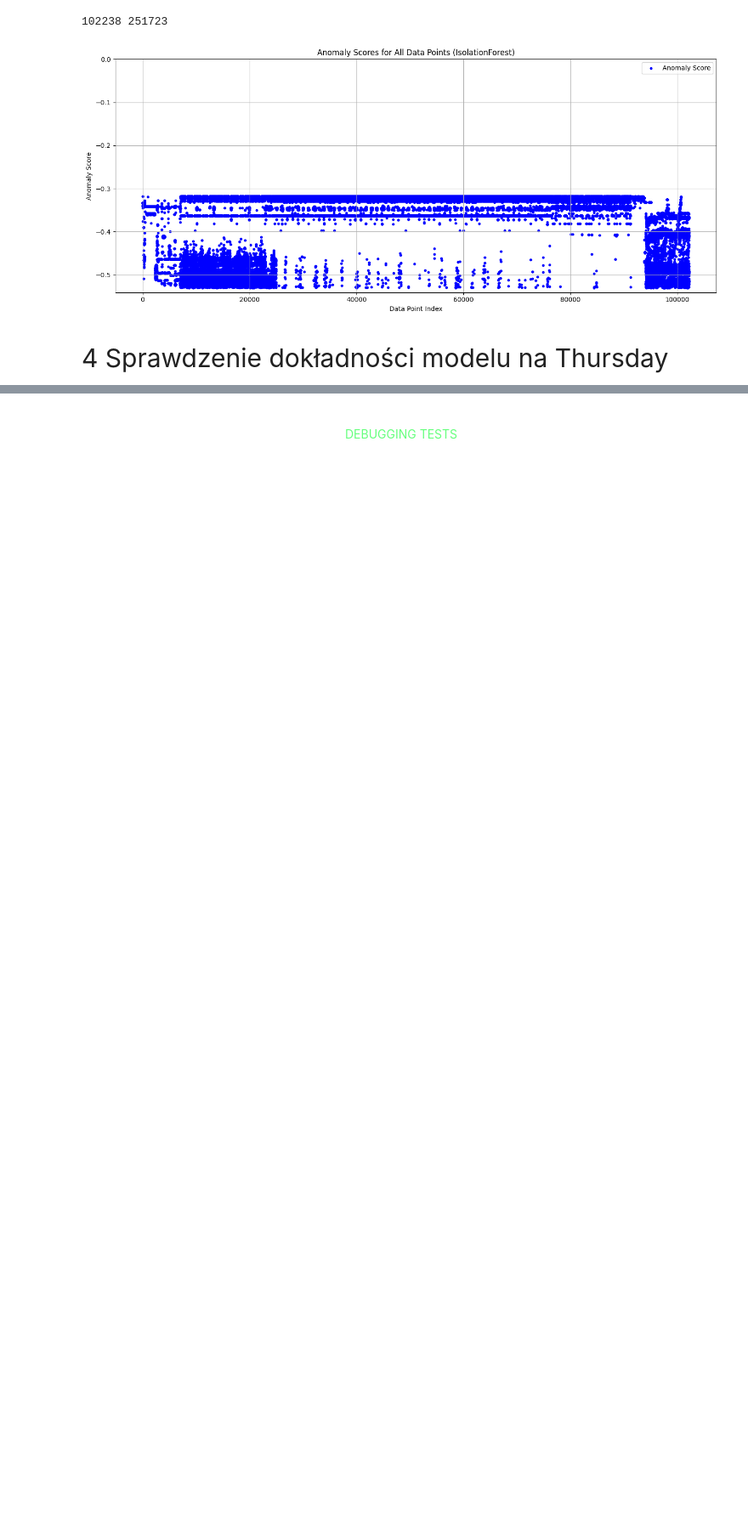
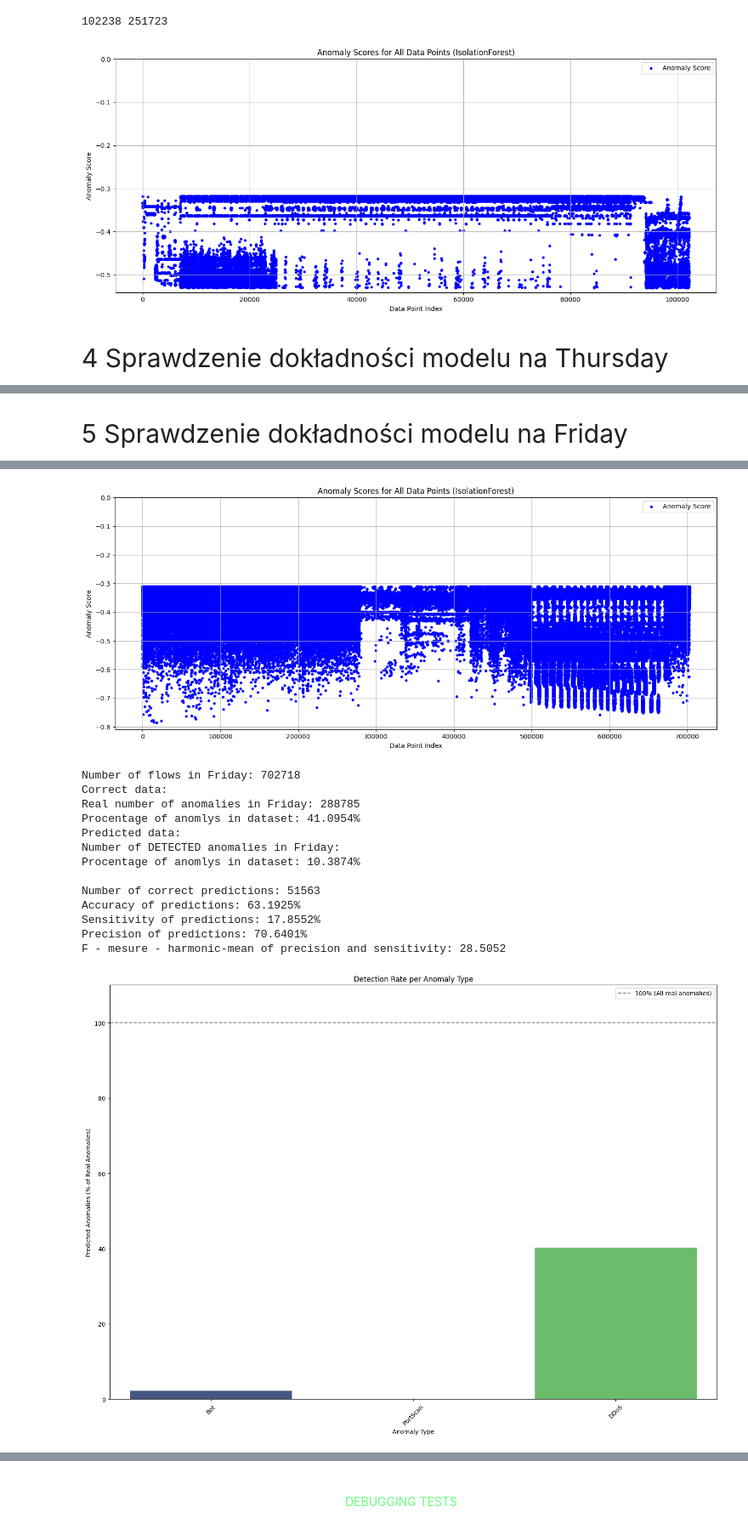
Before and after one commit to m-icha-l/Anomaly_detection_ML, a Jupyter notebook: Anomaly_detect_ML.ipynb, the cells around one changed output, grey strips where cells are left out. Shown at 85% size. Drawn from its saved outputs; the diff is of its cells as text; code cells hidden in the pictures; blank space fills up the shorter version.

```diff
--- a/Anomaly_detect_ML.ipynb
+++ b/Anomaly_detect_ML.ipynb
@@ -727,0 +705,7 @@ Precision of predictions: 70.6401%
+# %% [markdown]
+<div style="margin-left: 38px; font-size: 30px; font-family: 'Segoe UI', Tahoma, Geneva, Verdana, sans-serif; margin-top: 20px; line-height: 1.6;">
+    <div>5 Sprawdzenie dokładności modelu na Friday</div>
+</div>
+# %%
+df_5_scaled_result_check = test_IF_model(IF,df_5_scaled,df_5_labels, name="Friday")
+# %% [output]
@@ -727,0 +722,15 @@ Precision of predictions: 70.6401%
+[figure, added]
+Number of flows in Friday: 702718
+Correct data:
+Real number of anomalies in Friday: 288785
+Procentage of anomlys in dataset: 41.0954%
+Predicted data:
+Number of DETECTED anomalies in Friday:
+Procentage of anomlys in dataset: 10.3874%
+
+Number of correct predictions: 51563
+Accuracy of predictions: 63.1925%
+Sensitivity of predictions: 17.8552%
+Precision of predictions: 70.6401%
+F - mesure - harmonic-mean of precision and sensitivity: 28.5052
+[figure, added]
```
Also changed, not shown: parts of 23 cells of this notebook, 3 other files.
